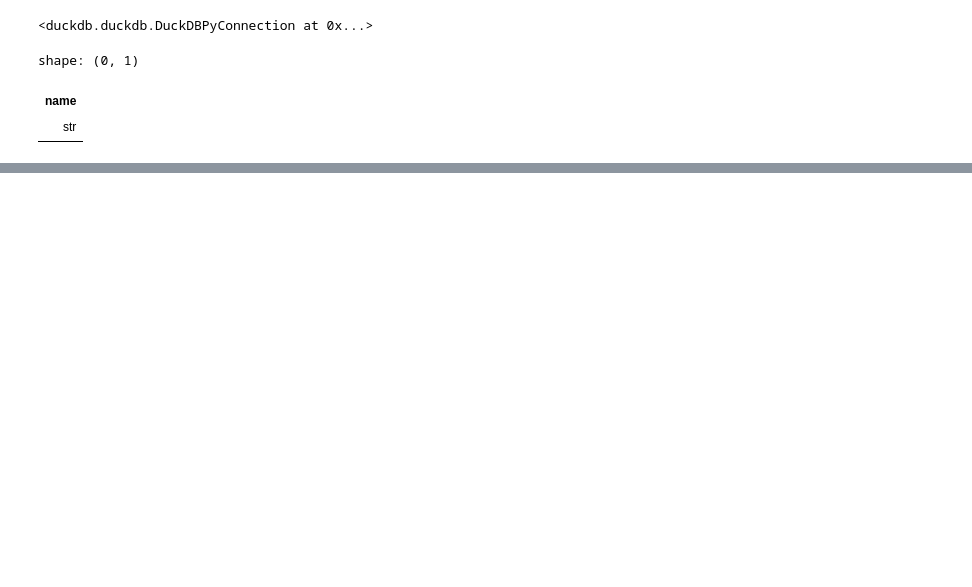
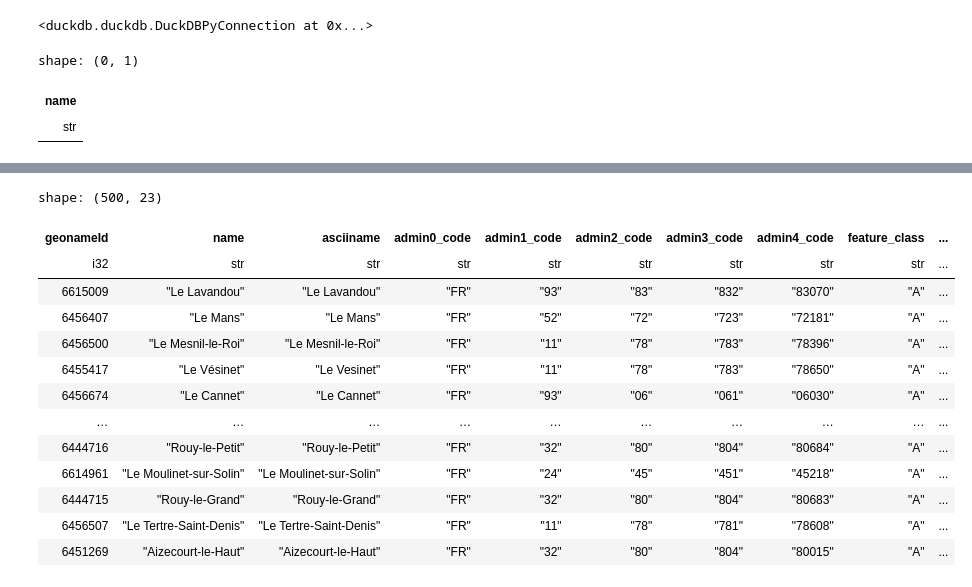
Before and after one commit to SamBroomy/heisenberg, a Jupyter notebook: test.ipynb, the cells around one changed output, grey strips where cells are left out. Drawn from its saved outputs; the diff is of its cells as text; code cells hidden in the pictures; blank space fills up the shorter version.

```diff
--- a/test.ipynb
+++ b/test.ipynb
@@ -1907,3 +2209,20 @@ shape: (4, 6)
+# %%
+results["admin4"]
+# %% [output]
+shape: (500, 23)
+| geonameId | name | asciiname | admin0_code | admin1_code | admin2_code | admin3_code | admin4_code | feature_class | ... |
+| i32 | str | str | str | str | str | str | str | str | ... |
+| 6615009 | "Le Lavandou" | "Le Lavandou" | "FR" | "93" | "83" | "832" | "83070" | "A" | ... |
+| 6456407 | "Le Mans" | "Le Mans" | "FR" | "52" | "72" | "723" | "72181" | "A" | ... |
+| 6456500 | "Le Mesnil-le-Roi" | "Le Mesnil-le-Roi" | "FR" | "11" | "78" | "783" | "78396" | "A" | ... |
+| 6455417 | "Le Vésinet" | "Le Vesinet" | "FR" | "11" | "78" | "783" | "78650" | "A" | ... |
+| 6456674 | "Le Cannet" | "Le Cannet" | "FR" | "93" | "06" | "061" | "06030" | "A" | ... |
+| … | … | … | … | … | … | … | … | … | ... |
+| 6444716 | "Rouy-le-Petit" | "Rouy-le-Petit" | "FR" | "32" | "80" | "804" | "80684" | "A" | ... |
+| 6614961 | "Le Moulinet-sur-Solin" | "Le Moulinet-sur-Solin" | "FR" | "24" | "45" | "451" | "45218" | "A" | ... |
+| 6444715 | "Rouy-le-Grand" | "Rouy-le-Grand" | "FR" | "32" | "80" | "804" | "80683" | "A" | ... |
+| 6456507 | "Le Tertre-Saint-Denis" | "Le Tertre-Saint-Denis" | "FR" | "11" | "78" | "781" | "78608" | "A" | ... |
+| 6451269 | "Aizecourt-le-Haut" | "Aizecourt-le-Haut" | "FR" | "32" | "80" | "804" | "80015" | "A" | ... |
 # %%
 def backfill_hierarchy(row: dict, con: DuckDBPyConnection) -> dict:
     def get_where_clause(codes: list[str | None]) -> str:
```
Also changed, not shown: parts of 19 cells of this notebook, 1 other file.
